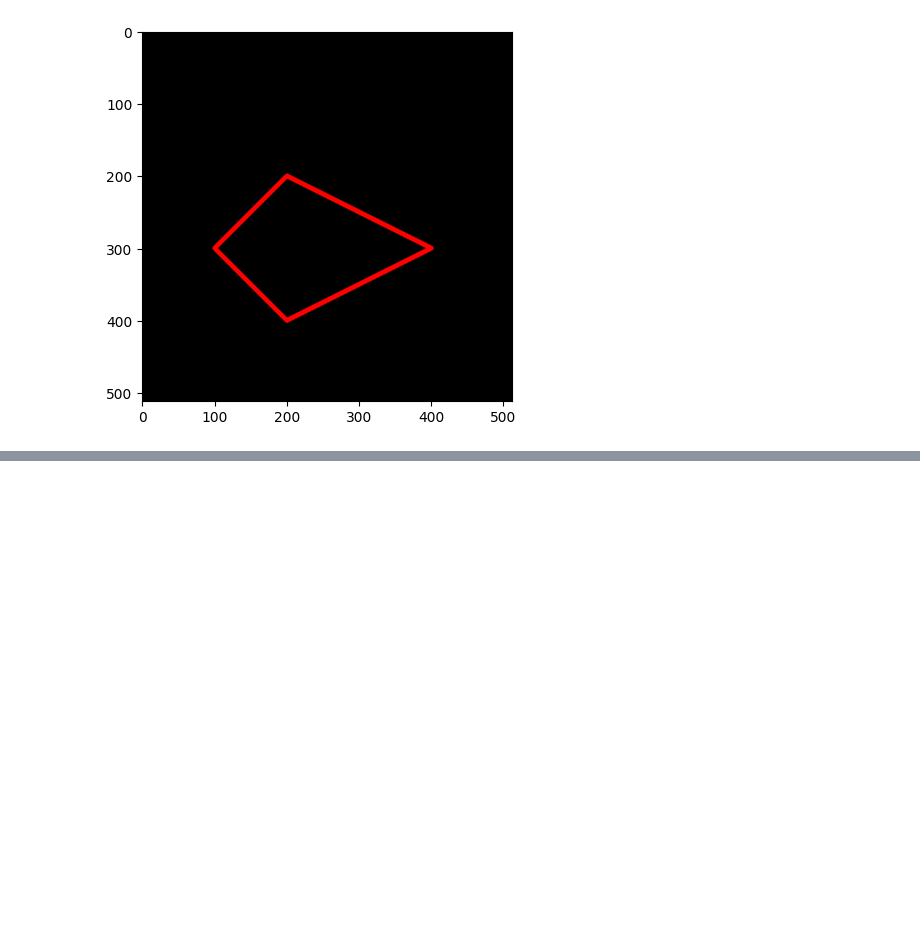
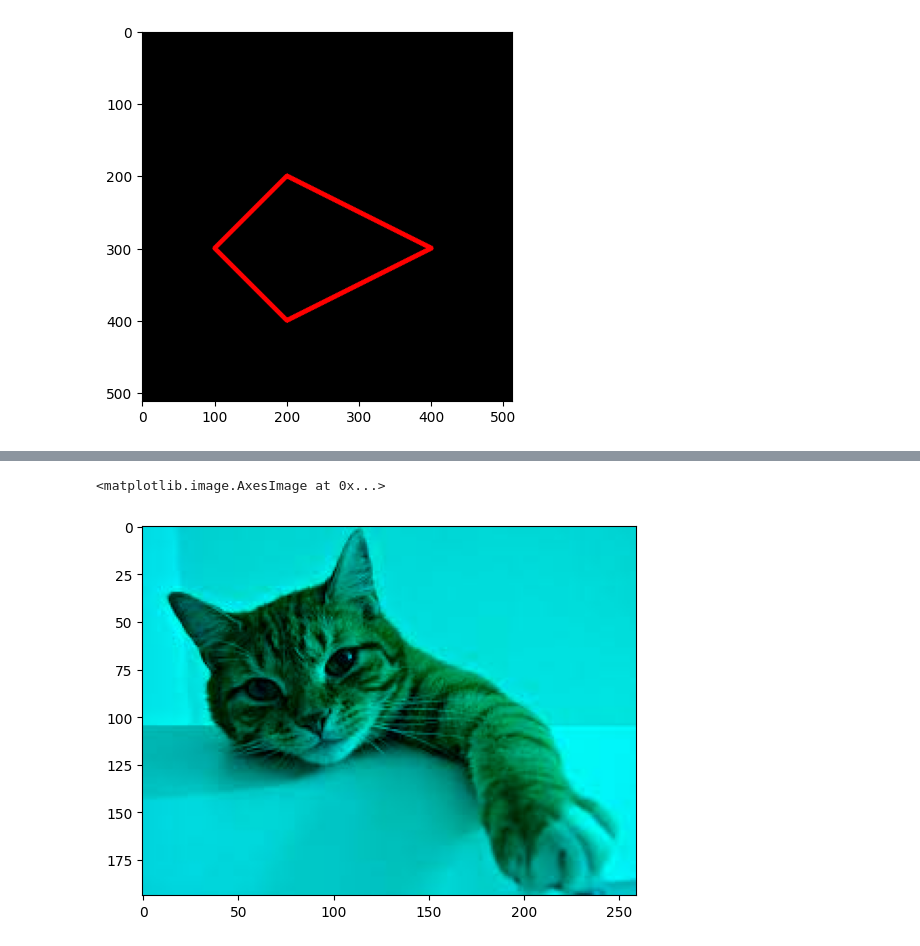
Before and after one commit to nasyawa/PCVK_GANJIL_2023, a Jupyter notebook: Week2.ipynb, the cells around one changed output, grey strips where cells are left out. Drawn from its saved outputs; the diff is of its cells as text; code cells hidden in the pictures; blank space fills up the shorter version.

```diff
--- a/Week2.ipynb
+++ b/Week2.ipynb
@@ -171,0 +209,8 @@ plt.imshow(black_img2)
+# %%
+#saluran warna Blue-Green
+pic1= cv.cvtColor(pic,cv.COLOR_BGR2RGB)
+pic1[:, :, 0]=0  #mengubah semua chanel warna merah menjadi 0
+plt.imshow(pic1)
+# %% [output]
+<matplotlib.image.AxesImage at 0x...>
+[figure, added]
```
Also changed, not shown: parts of 5 cells of this notebook.
